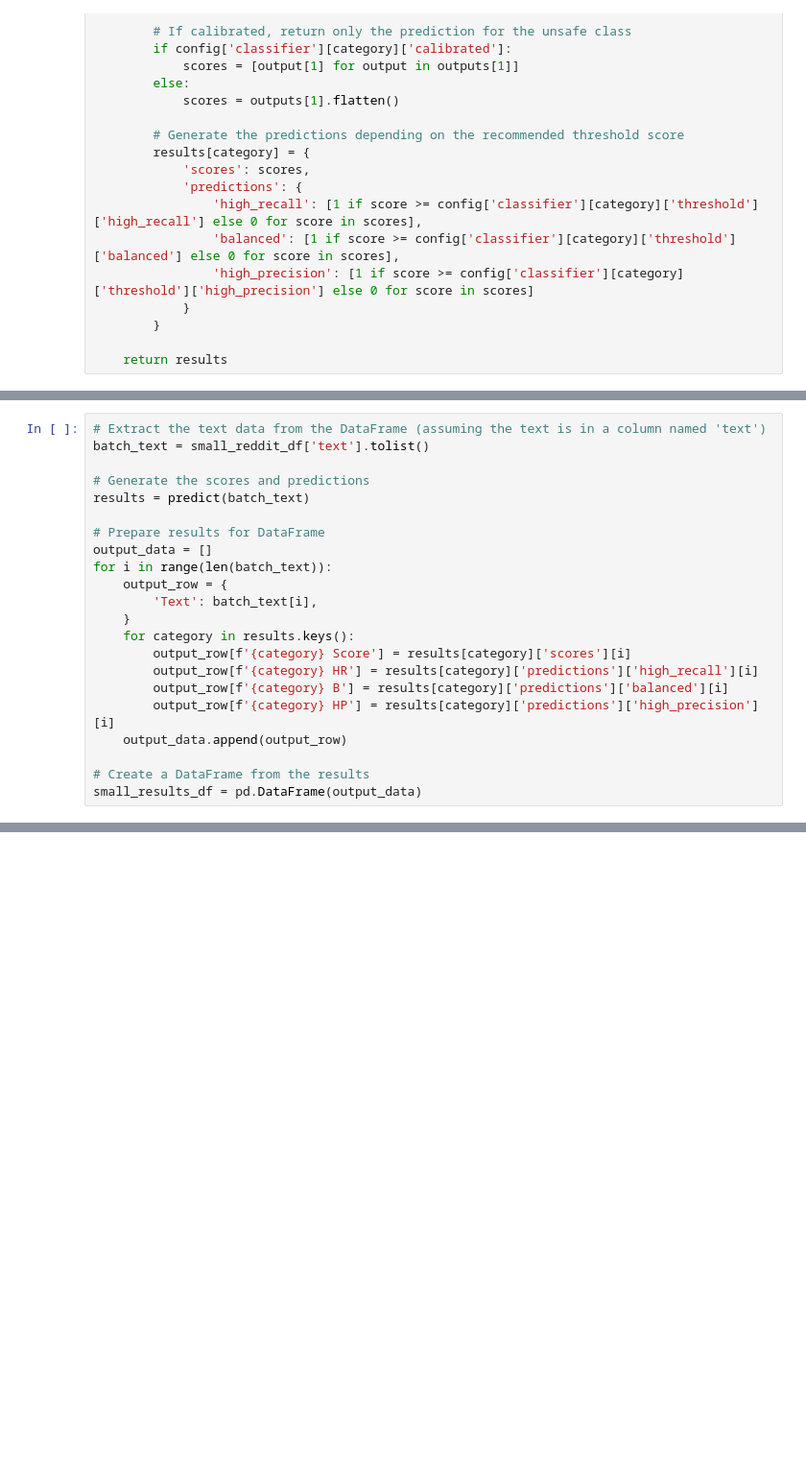
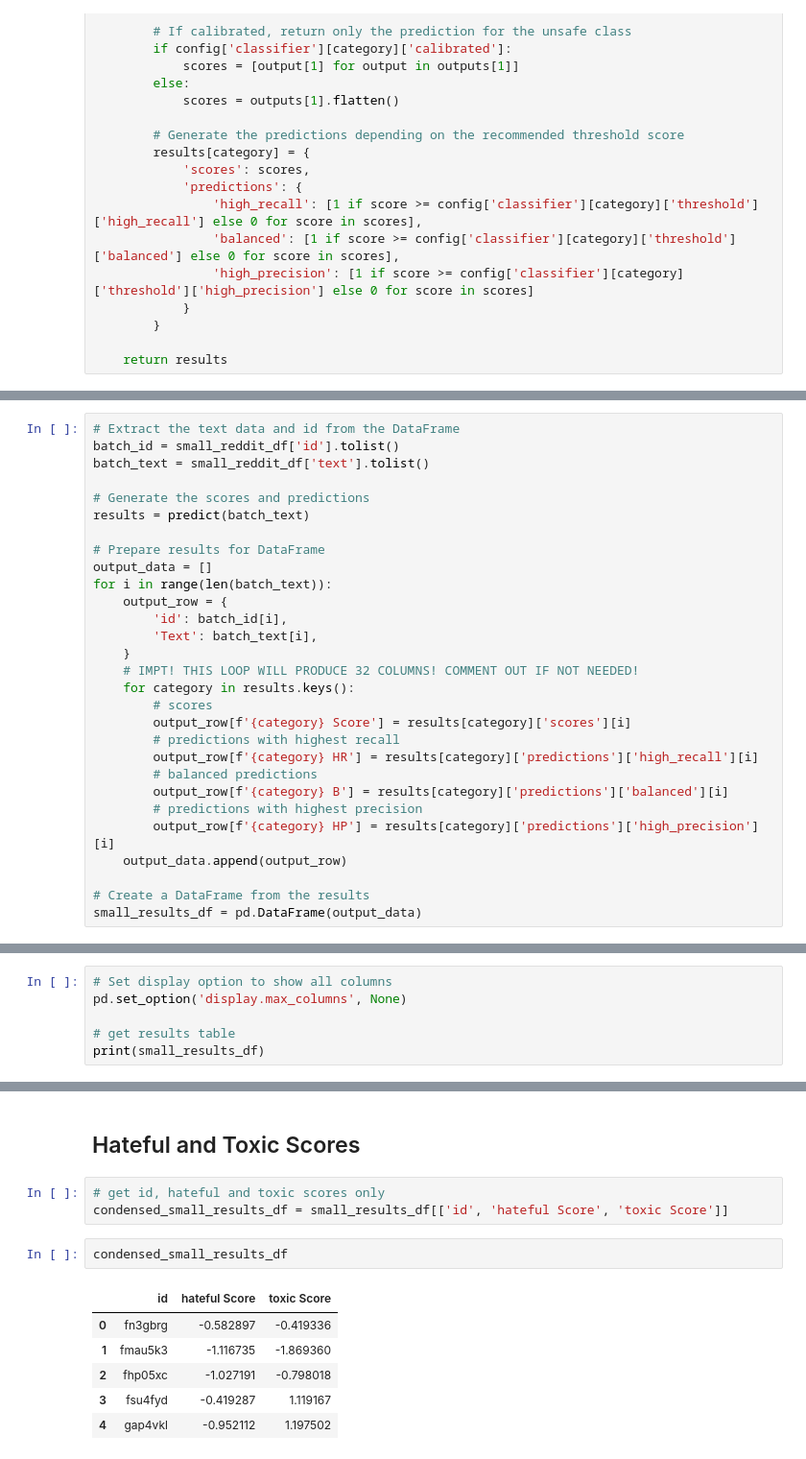
Before and after one commit to rhyden-kx/DSA4264, a Jupyter notebook: lionguard_toxicity_analysis.ipynb, the cells around one changed output, grey strips where cells are left out. Shown: that part at 96% size. Saved outputs shown, nothing was run; the diff lists cells and outputs as text; blank space fills up the shorter version.

Commit message:
completed hateful and toxic prediction of subset data

```diff
--- a/lionguard_toxicity_analysis.ipynb
+++ b/lionguard_toxicity_analysis.ipynb
@@ -107,5 +113,6 @@ def predict(batch_text):
 # %%
-# Extract the text data from the DataFrame (assuming the text is in a column named 'text')
+# Extract the text data and id from the DataFrame
+batch_id = small_reddit_df['id'].tolist()
 batch_text = small_reddit_df['text'].tolist()
 
 # Generate the scores and predictions
@@ -115,12 +122,18 @@ results = predict(batch_text)
 output_data = []
 for i in range(len(batch_text)):
     output_row = {
+        'id': batch_id[i],
         'Text': batch_text[i],
     }
+    # IMPT! THIS LOOP WILL PRODUCE 32 COLUMNS! COMMENT OUT IF NOT NEEDED!
     for category in results.keys():
+        # scores
         output_row[f'{category} Score'] = results[category]['scores'][i]
+        # predictions with highest recall
         output_row[f'{category} HR'] = results[category]['predictions']['high_recall'][i]
+        # balanced predictions
         output_row[f'{category} B'] = results[category]['predictions']['balanced'][i]
+        # predictions with highest precision
         output_row[f'{category} HP'] = results[category]['predictions']['high_precision'][i]
     output_data.append(output_row)
 
@@ -131,0 +142,6 @@ To support symlinks on Windows, you either need to activate Developer Mode or to
+# %%
+# Set display option to show all columns
+pd.set_option('display.max_columns', None)
+
+# get results table
+print(small_results_df)
@@ -131,0 +179,14 @@ To support symlinks on Windows, you either need to activate Developer Mode or to
+# %% [markdown]
+## Hateful and Toxic Scores
+# %%
+# get id, hateful and toxic scores only
+condensed_small_results_df = small_results_df[['id', 'hateful Score', 'toxic Score']]
+# %%
+condensed_small_results_df
+# %% [output]
+|  | id | hateful Score | toxic Score |
+| 0 | fn3gbrg | -0.582897 | -0.419336 |
+| 1 | fmau5k3 | -1.116735 | -1.869360 |
+| 2 | fhp05xc | -1.027191 | -0.798018 |
+| 3 | fsu4fyd | -0.419287 | 1.119167 |
+| 4 | gap4vkl | -0.952112 | 1.197502 |
```
Also changed, not shown: parts of 13 cells of this notebook.
